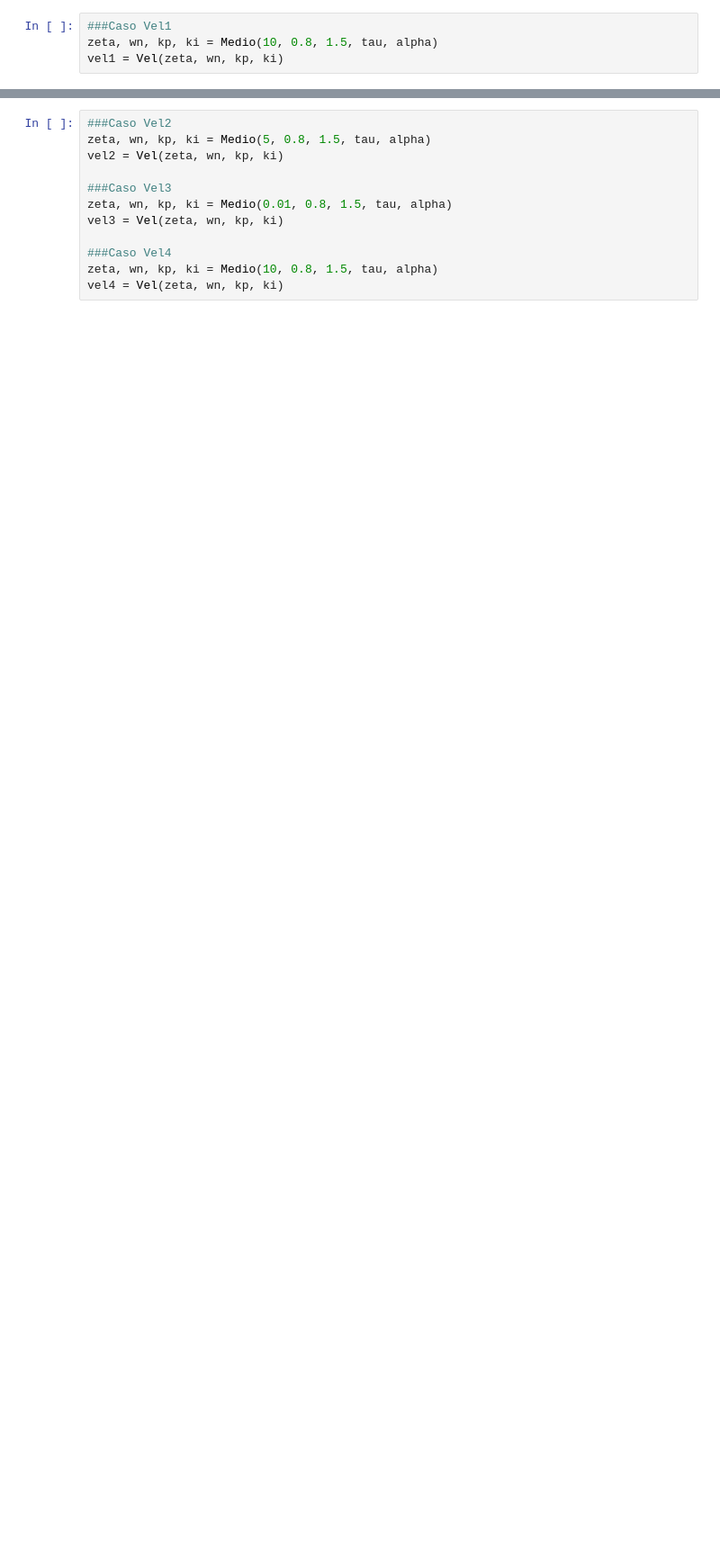
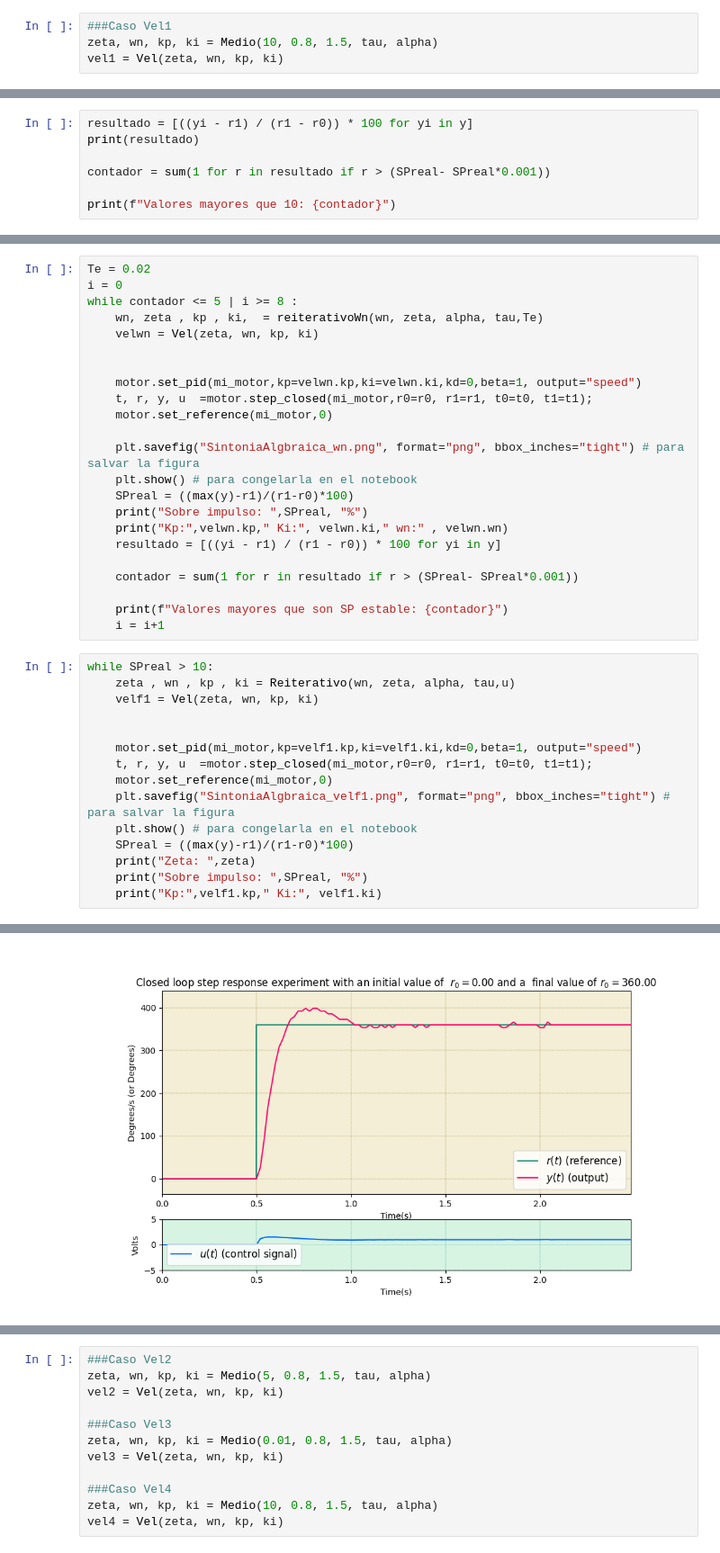
Before and after one commit to wabohorquezr/2025-II, a Jupyter notebook: Control/Laboratorios/Laboratorio3/guia3-sintonia_algebraica_PI_PID.ipynb, the cells around one changed output, grey strips where cells are left out. Shown at 90% size. Drawn from its saved outputs; the diff is of its cells as text; blank space fills up the shorter version.

```diff
--- a/Control/Laboratorios/Laboratorio3/guia3-sintonia_algebraica_PI_PID.ipynb
+++ b/Control/Laboratorios/Laboratorio3/guia3-sintonia_algebraica_PI_PID.ipynb
@@ -199,0 +226,7 @@ SyntaxError: expected ':' (2885112447.py, line 4)
+# %%
+resultado = [((yi - r1) / (r1 - r0)) * 100 for yi in y]
+print(resultado)
+
+contador = sum(1 for r in resultado if r > (SPreal- SPreal*0.001))
+
+print(f"Valores mayores que 10: {contador}")
@@ -199,0 +236,39 @@ SyntaxError: expected ':' (2885112447.py, line 4)
+# %%
+Te = 0.02
+i = 0
+while contador <= 5 | i >= 8 :
+    wn, zeta , kp , ki,  = reiterativoWn(wn, zeta, alpha, tau,Te)
+    velwn = Vel(zeta, wn, kp, ki)
+
+
+    motor.set_pid(mi_motor,kp=velwn.kp,ki=velwn.ki,kd=0,beta=1, output="speed")
+    t, r, y, u  =motor.step_closed(mi_motor,r0=r0, r1=r1, t0=t0, t1=t1);
+    motor.set_reference(mi_motor,0)
+
+    plt.savefig("SintoniaAlgbraica_wn.png", format="png", bbox_inches="tight") # para salvar la figura
+    plt.show() # para congelarla en el notebook
+    SPreal = ((max(y)-r1)/(r1-r0)*100)
+    print("Sobre impulso: ",SPreal, "%")
+    print("Kp:",velwn.kp," Ki:", velwn.ki," wn:" , velwn.wn)
+    resultado = [((yi - r1) / (r1 - r0)) * 100 for yi in y]
+
+    contador = sum(1 for r in resultado if r > (SPreal- SPreal*0.001))
+
+    print(f"Valores mayores que son SP estable: {contador}")
+    i = i+1
+# %%
+while SPreal > 10:
+    zeta , wn , kp , ki = Reiterativo(wn, zeta, alpha, tau,u)
+    velf1 = Vel(zeta, wn, kp, ki)
+
+
+    motor.set_pid(mi_motor,kp=velf1.kp,ki=velf1.ki,kd=0,beta=1, output="speed")
+    t, r, y, u  =motor.step_closed(mi_motor,r0=r0, r1=r1, t0=t0, t1=t1);
+    motor.set_reference(mi_motor,0)
+    plt.savefig("SintoniaAlgbraica_velf1.png", format="png", bbox_inches="tight") # para salvar la figura
+    plt.show() # para congelarla en el notebook
+    SPreal = ((max(y)-r1)/(r1-r0)*100)
+    print("Zeta: ",zeta)
+    print("Sobre impulso: ",SPreal, "%")
+    print("Kp:",velf1.kp," Ki:", velf1.ki)
+# %% [output]
@@ -199,0 +281 @@ SyntaxError: expected ':' (2885112447.py, line 4)
+[figure, added]
```
Also changed, not shown: parts of 11 cells of this notebook, 6 other files.
